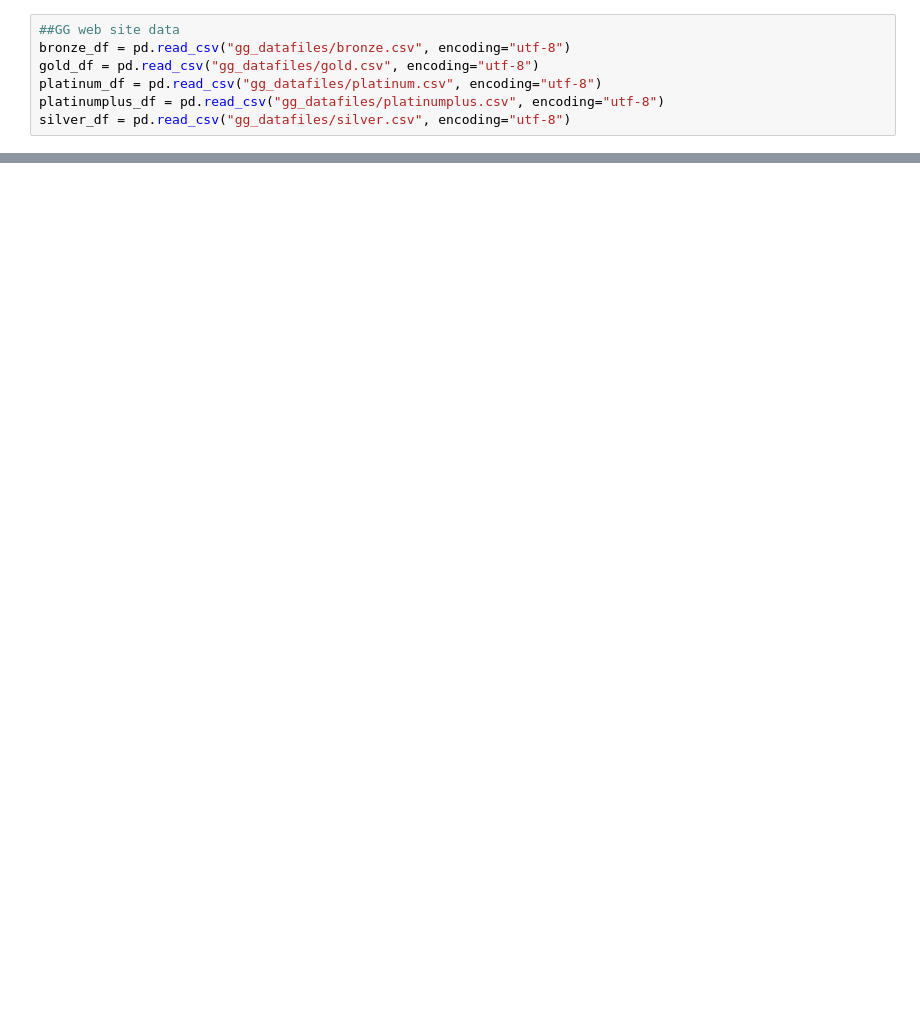
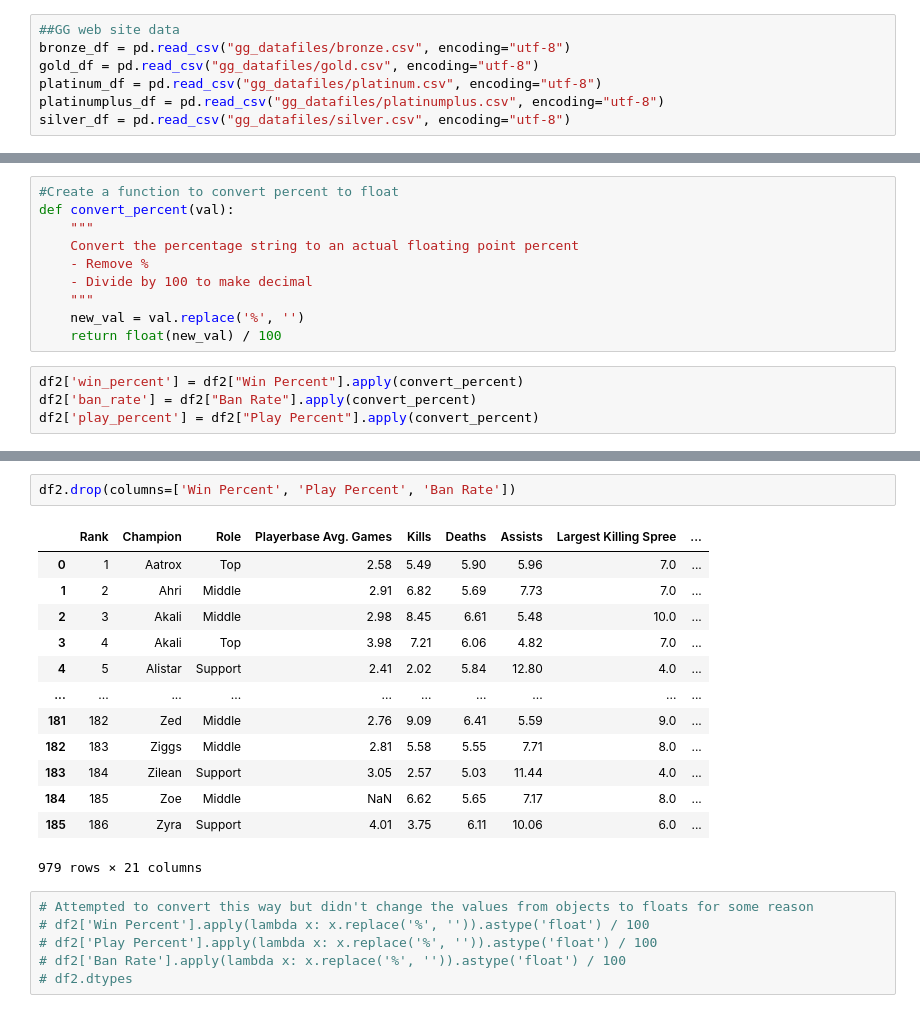
Before and after one commit to CodeReber/lol_champions, a Jupyter notebook: lms_lol.ipynb, the cells around one changed output, grey strips where cells are left out. Saved outputs shown, nothing was run; the diff lists cells and outputs as text; blank space fills up the shorter version.

```diff
--- a/lms_lol.ipynb
+++ b/lms_lol.ipynb
@@ -42,0 +126,14 @@ stack_df = pd.concat([bronze_df,
+# %%
+#Create a function to convert percent to float
+def convert_percent(val):
+    """
+    Convert the percentage string to an actual floating point percent
+    - Remove %
+    - Divide by 100 to make decimal
+    """
+    new_val = val.replace('%', '')
+    return float(new_val) / 100
+# %%
+df2['win_percent'] = df2["Win Percent"].apply(convert_percent)
+df2['ban_rate'] = df2["Ban Rate"].apply(convert_percent)
+df2['play_percent'] = df2["Play Percent"].apply(convert_percent)
@@ -42,0 +156,22 @@ stack_df = pd.concat([bronze_df,
+# %%
+df2.drop(columns=['Win Percent', 'Play Percent', 'Ban Rate'])
+# %% [output]
+|  | Rank | Champion | Role | Playerbase Avg. Games | Kills | Deaths | Assists | Largest Killing Spree | ... |
+| 0 | 1 | Aatrox | Top | 2.58 | 5.49 | 5.90 | 5.96 | 7.0 | ... |
+| 1 | 2 | Ahri | Middle | 2.91 | 6.82 | 5.69 | 7.73 | 7.0 | ... |
+| 2 | 3 | Akali | Middle | 2.98 | 8.45 | 6.61 | 5.48 | 10.0 | ... |
+| 3 | 4 | Akali | Top | 3.98 | 7.21 | 6.06 | 4.82 | 7.0 | ... |
+| 4 | 5 | Alistar | Support | 2.41 | 2.02 | 5.84 | 12.80 | 4.0 | ... |
+| ... | ... | ... | ... | ... | ... | ... | ... | ... | ... |
+| 181 | 182 | Zed | Middle | 2.76 | 9.09 | 6.41 | 5.59 | 9.0 | ... |
+| 182 | 183 | Ziggs | Middle | 2.81 | 5.58 | 5.55 | 7.71 | 8.0 | ... |
+| 183 | 184 | Zilean | Support | 3.05 | 2.57 | 5.03 | 11.44 | 4.0 | ... |
+| 184 | 185 | Zoe | Middle | NaN | 6.62 | 5.65 | 7.17 | 8.0 | ... |
+| 185 | 186 | Zyra | Support | 4.01 | 3.75 | 6.11 | 10.06 | 6.0 | ... |
+979 rows × 21 columns
+# %%
+# Attempted to convert this way but didn't change the values from objects to floats for some reason
+# df2['Win Percent'].apply(lambda x: x.replace('%', '')).astype('float') / 100
+# df2['Play Percent'].apply(lambda x: x.replace('%', '')).astype('float') / 100
+# df2['Ban Rate'].apply(lambda x: x.replace('%', '')).astype('float') / 100
+# df2.dtypes
```
Also changed, not shown: parts of 18 cells of this notebook.
